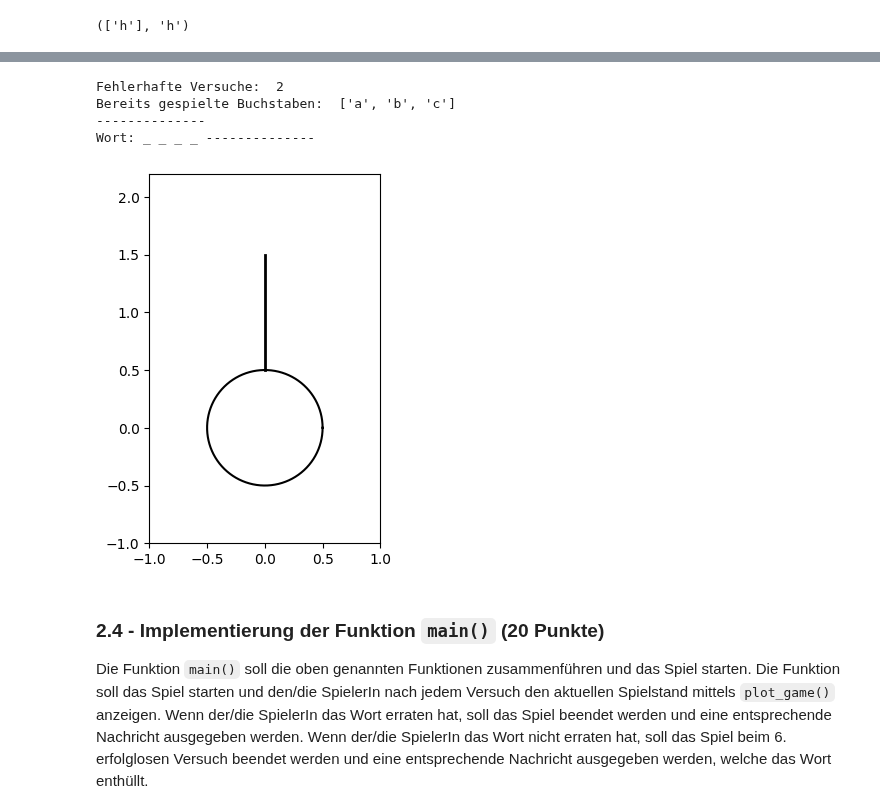
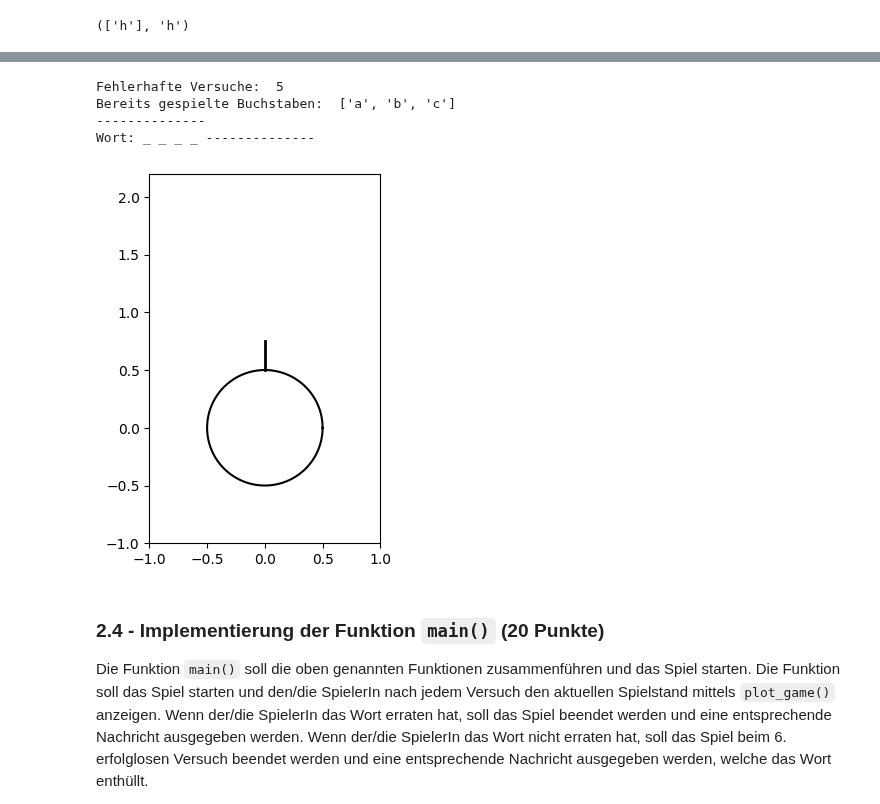
Before and after one commit to martaberdnik/githubtestting, a Jupyter notebook: hausaufgabe1.ipynb, the cells around one changed output, grey strips where cells are left out. Saved outputs shown, nothing was run; the diff lists cells and outputs as text; code cells hidden in the pictures.

```diff
--- a/hausaufgabe1.ipynb
+++ b/hausaufgabe1.ipynb
@@ -315,37 +315,37 @@ def plot_game(word, played_letters, wrong_attempts):
 
     if wrong_attempts >= 6:
         ax.fill(x_circle, y_circle, color='red')
     else:
         ax.plot(x_circle, y_circle, color='black')
 
     start_y = 0.5
 
     current_fuse_height = start_y + max(0, (6 - wrong_attempts) * 0.25)
 
     if wrong_attempts < 6:
         ax.plot([0, 0], [start_y, current_fuse_height], color='black', linewidth=2)
 
 
     ax.set_xlim(-1.0, 1.0)
     ax.set_ylim(-1.0, 2.2)
     ax.set_aspect('equal') # Wichtig, damit der Kreis rund bleibt!
 
     plt.show()
-
-plot_game(choose_random_word(words), played_letters = ['a', 'b', 'c'], wrong_attempts=2)
+#test
+plot_game(choose_random_word(words), played_letters = ['a', 'b', 'c'], wrong_attempts=5)
 
     # - Hier sollt ihr ein Bild mittels matplotlib erstellen, welches die Anzahl der falschen Versuche visualisiert
     # - In dem Bild soll eine Bombe gezeichnet werden (ein Kreis) und eine kürzer werdende Zündschnur, je mehr falsche Versuche gemacht wurden
     # - falls der 6. falsche Versuch gemacht wurde, soll die Bombe explodieren (z.B. durch Füllen des Kreises mit einer anderen Farbe)
     # - Hinweise:
     #   - Überlegt euch wie ihr einen Kreis zeichnen könnt (Tipp: nutzt np.cos(), np.sin() und np.linspace()) -> ihr dürft NICHT plt.Circle() verwenden
     #   - Ihr könnt die Achsenlänge des Plots mit ax.set_xlim() und ax.set_ylim() festlegen, sodass der Kreis nicht verzerrt wird
 # %% [output]
-Fehlerhafte Versuche:  2
+Fehlerhafte Versuche:  5
 Bereits gespielte Buchstaben:  ['a', 'b', 'c']
 --------------
 Wort: _ _ _ _ --------------
-[figure, old version]
+[figure, new version]
 # %% [markdown]
 ### 2.4 - Implementierung der Funktion ``main()`` (20 Punkte)
 
```
Also changed, not shown: parts of 2 cells of this notebook, 1 other file.
